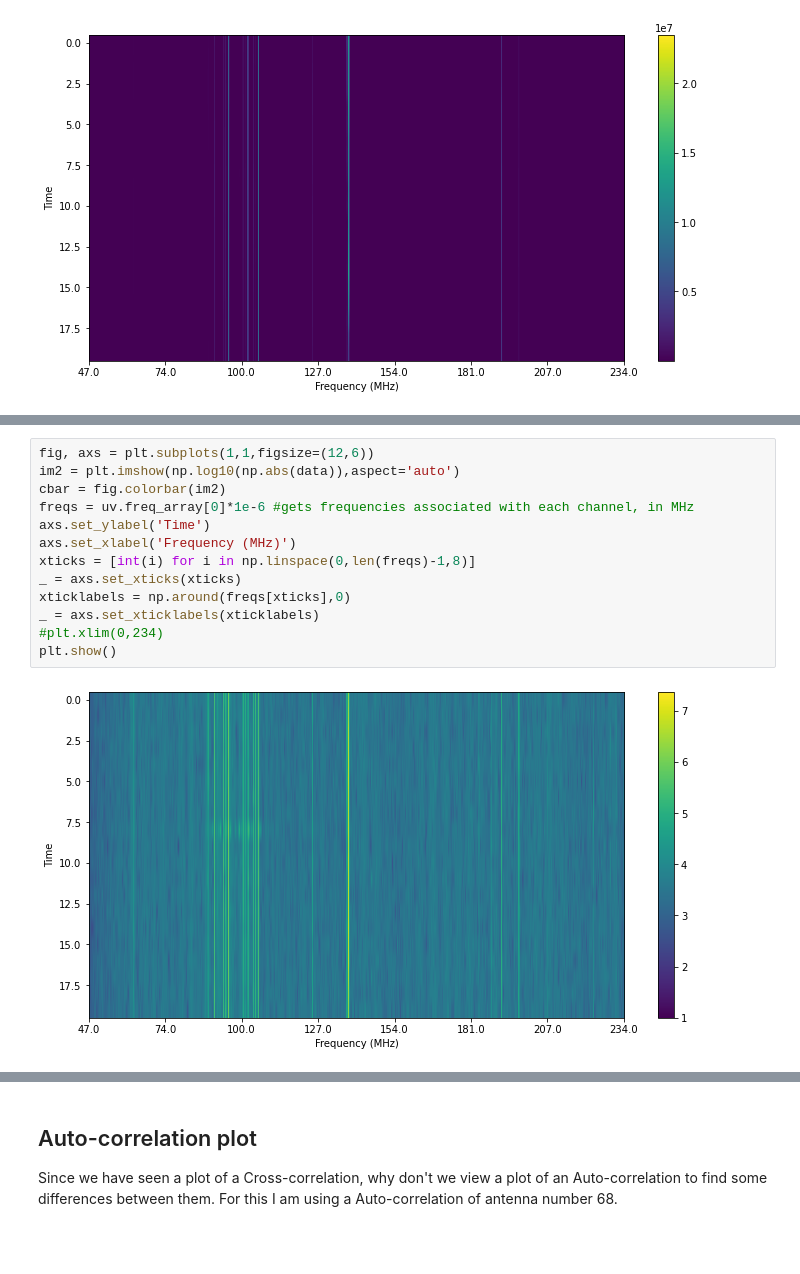
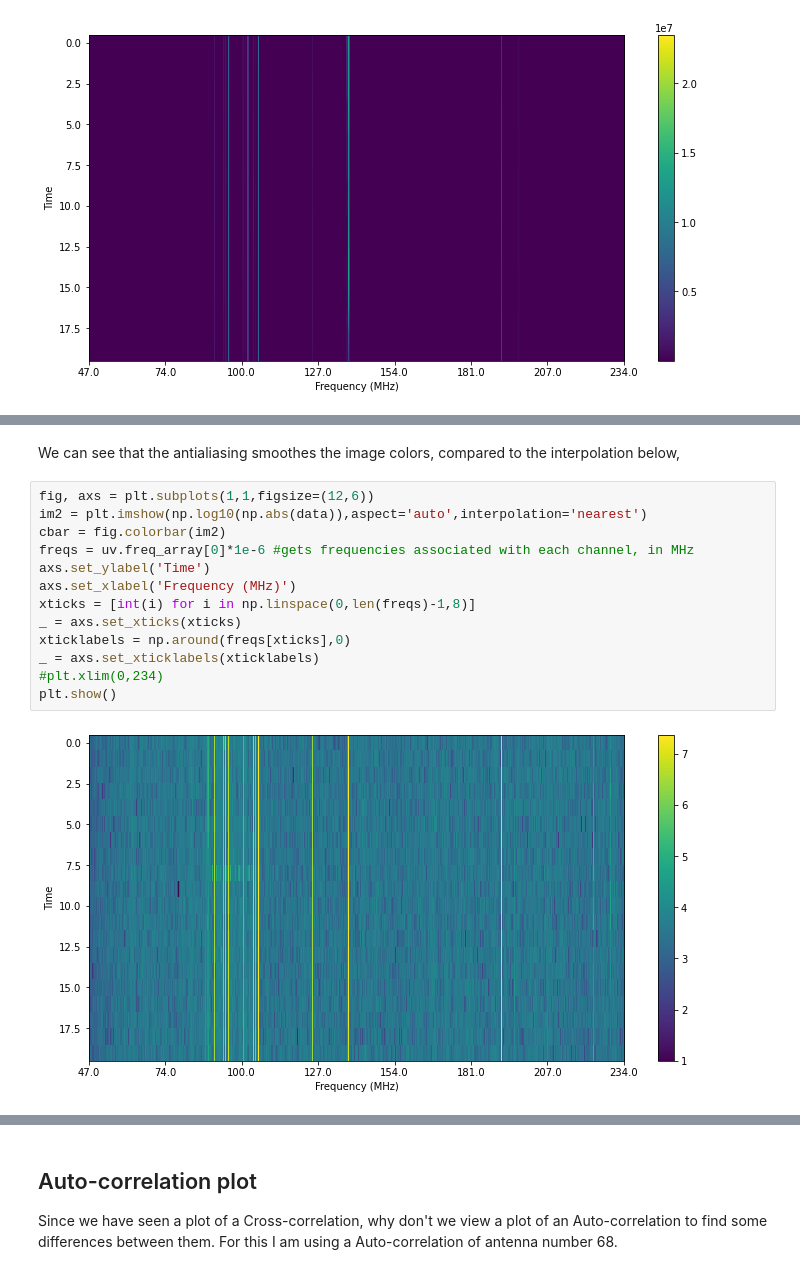
Before and after one commit to maria8ch/Phys434_BigData, a Jupyter notebook: lab5_Berres.ipynb, the cells around one changed output, grey strips where cells are left out. Drawn from its saved outputs; the diff is of its cells as text; blank space fills up the shorter version.

```diff
--- a/lab5_Berres.ipynb
+++ b/lab5_Berres.ipynb
@@ -60,16 +76,18 @@ As we see from this test plot here, that there are little changes with respect t
+# %% [markdown]
+We can see that the antialiasing smoothes the image colors, compared to the interpolation below,
 # %%
 fig, axs = plt.subplots(1,1,figsize=(12,6))
-im2 = plt.imshow(np.log10(np.abs(data)),aspect='auto')
+im2 = plt.imshow(np.log10(np.abs(data)),aspect='auto',interpolation='nearest')
 cbar = fig.colorbar(im2)
 freqs = uv.freq_array[0]*1e-6 #gets frequencies associated with each channel, in MHz
 axs.set_ylabel('Time')
 axs.set_xlabel('Frequency (MHz)')
 xticks = [int(i) for i in np.linspace(0,len(freqs)-1,8)]
 _ = axs.set_xticks(xticks)
 xticklabels = np.around(freqs[xticks],0)
 _ = axs.set_xticklabels(xticklabels)
 #plt.xlim(0,234)
 plt.show()
 # %% [output]
-[figure, old version]
+[figure, new version]
 # %% [markdown]
```
Also changed, not shown: parts of 15 cells of this notebook.
